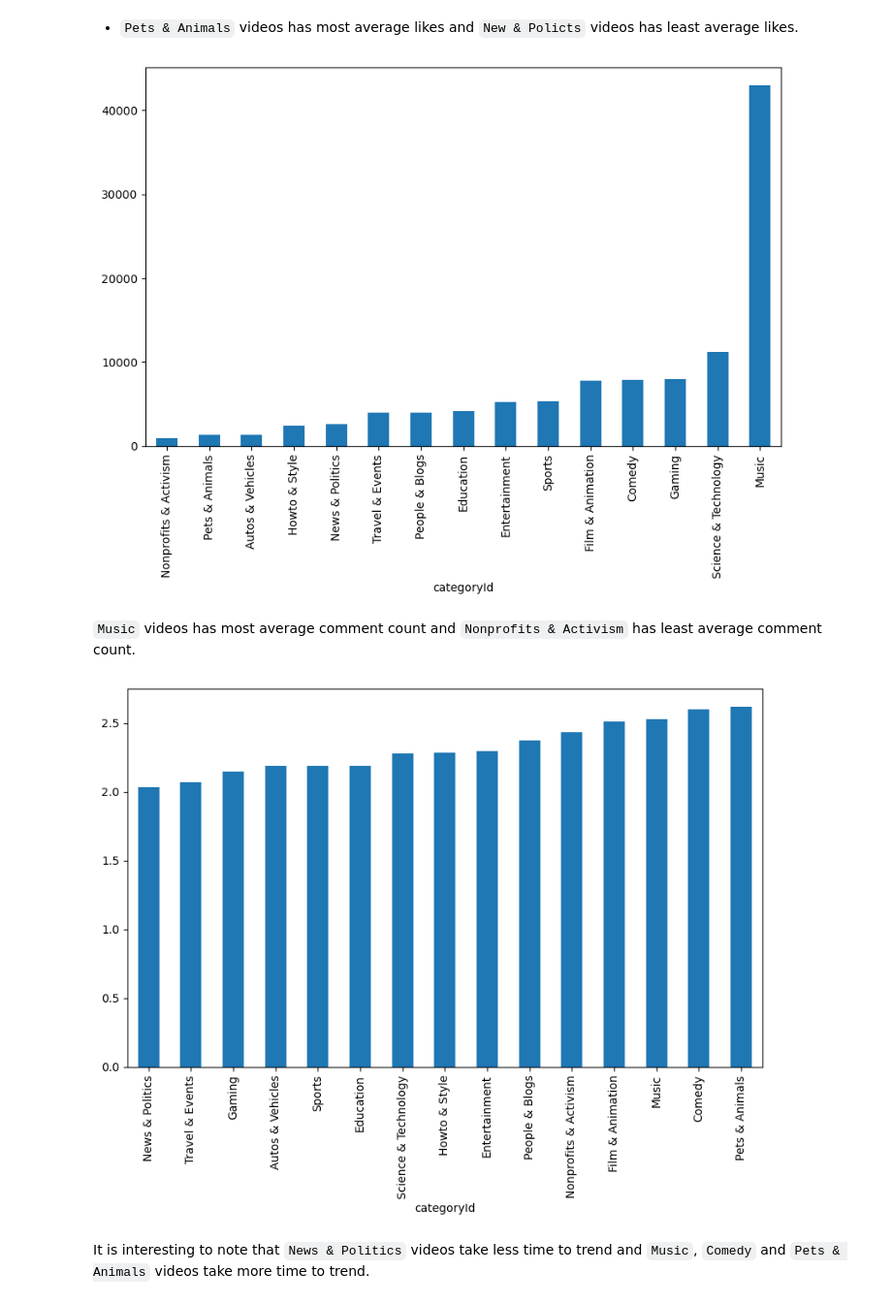
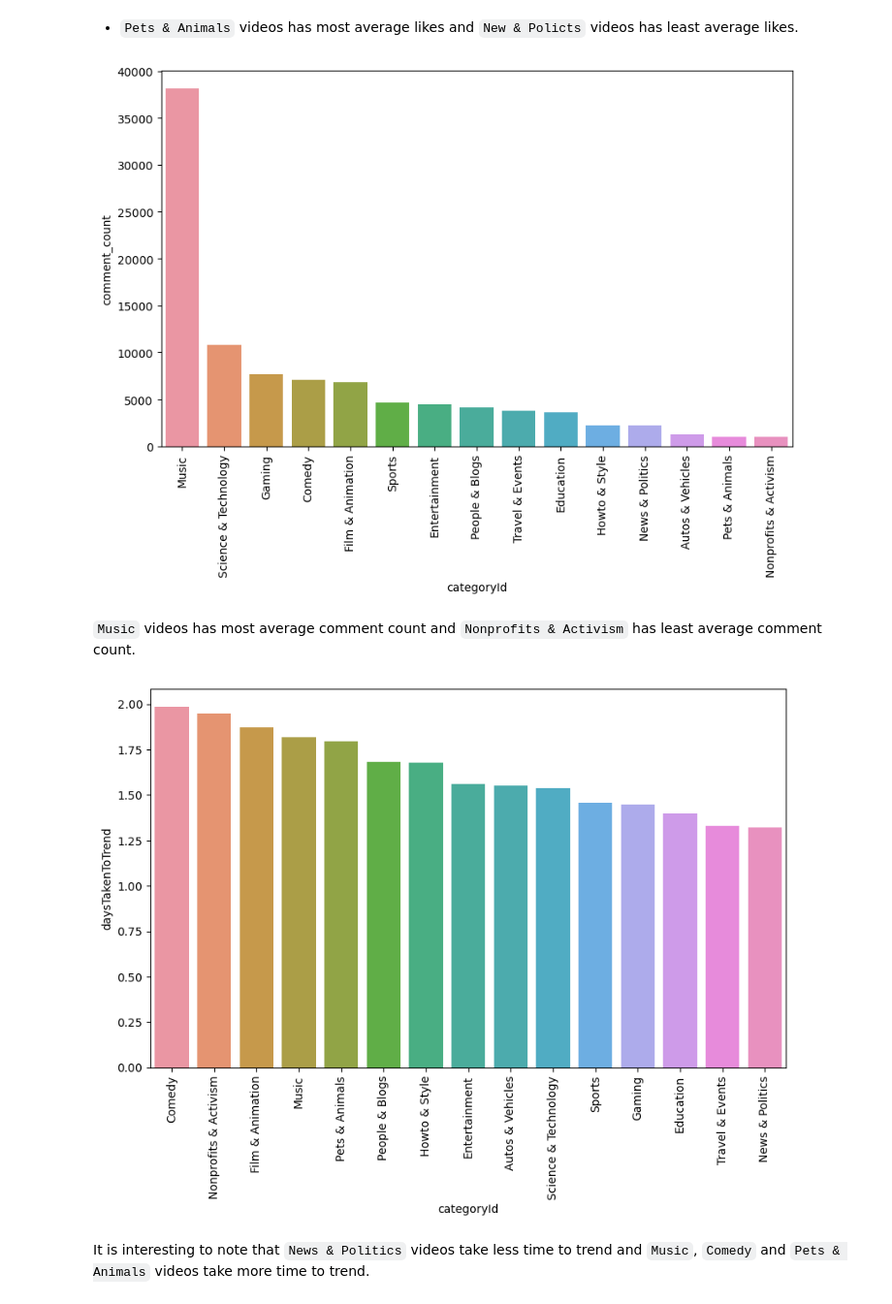
Before and after one commit to VamshiKrishna-1/Youtube_Video_Analysis_and_Prediction, a Jupyter notebook: FinalProject606.ipynb, the cells around one changed output. Shown: that part at 97% size. Drawn from its saved outputs; the diff is of its cells as text; code cells hidden in the pictures.

```diff
--- a/FinalProject606.ipynb
+++ b/FinalProject606.ipynb
@@ -216,4 +221,4 @@ There are some values less than 0. It is impossible for a video to trend before
 # %%
-# Checking the number of such rows in the dataframe
+# Converting negative days in 'daysTakenToTrend' column to 0
 
-(data['daysTakenToTrend'] < 0).sum()
+data['daysTakenToTrend'] = data['daysTakenToTrend'].apply(lambda x: x if x>0 else 0)
@@ -222,7 +224,0 @@ There are some values less than 0. It is impossible for a video to trend before
-# %%
-# Let's drop those rows
-
-data = data[data['daysTakenToTrend'] > 0]
-
-# Validating the above code
-(data['daysTakenToTrend'] < 0).sum()
@@ -268,17 +266,25 @@ plt.show()
 # %% [markdown]
 - `Pets & Animals` videos has most average likes and `New & Policts` videos has least average likes.
 # %%
-data.groupby('categoryId').mean()['comment_count'].sort_values().plot.bar(figsize = (10,6))
+plt.figure(figsize = (10, 6))
+sns.barplot(data = data, x = 'categoryId', y = 'comment_count',
+            order = data.groupby('categoryId')['comment_count'].mean().sort_values(ascending = False).index, ci = 0)
+
+plt.xticks(rotation = 90)
 plt.show()
 # %% [output]
-[figure, old version]
+[figure, new version]
 # %% [markdown]
 `Music` videos has most average comment count and `Nonprofits & Activism` has least average comment count.
 # %%
-data.groupby('categoryId').mean()['daysTakenToTrend'].sort_values().plot.bar(figsize = (10,6))
+plt.figure(figsize = (10, 6))
+sns.barplot(data = data, x = 'categoryId', y = 'daysTakenToTrend',
+            order = data.groupby('categoryId')['daysTakenToTrend'].mean().sort_values(ascending = False).index, ci = 0)
+
+plt.xticks(rotation = 90)
 plt.show()
 # %% [output]
-[figure, old version]
+[figure, new version]
 # %% [markdown]
 It is interesting to note that `News & Politics` videos take less time to trend and `Music`, `Comedy` and `Pets & Animals` videos take more time to trend.
 # %%
```
Also changed, not shown: parts of 14 cells of this notebook, 1 other file.
